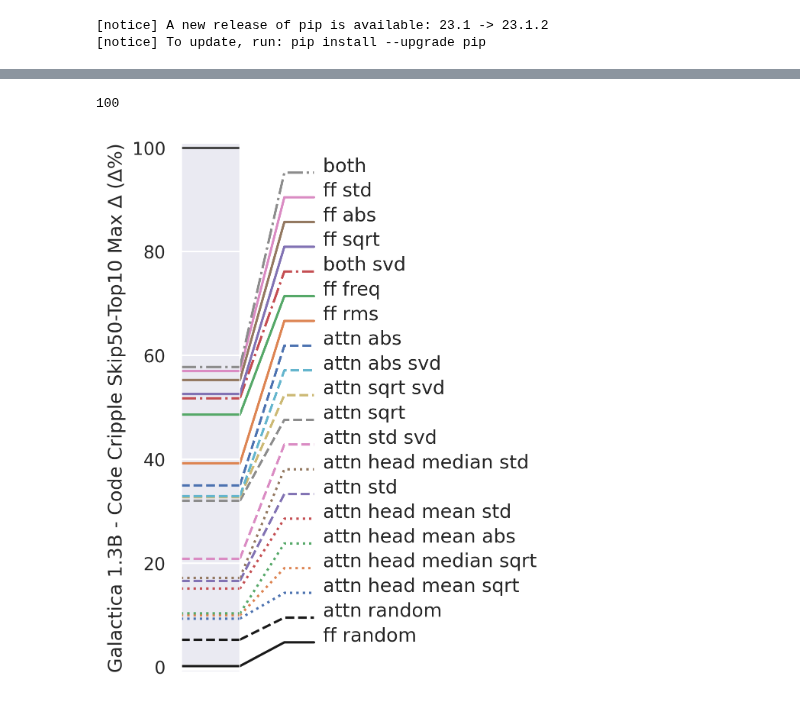
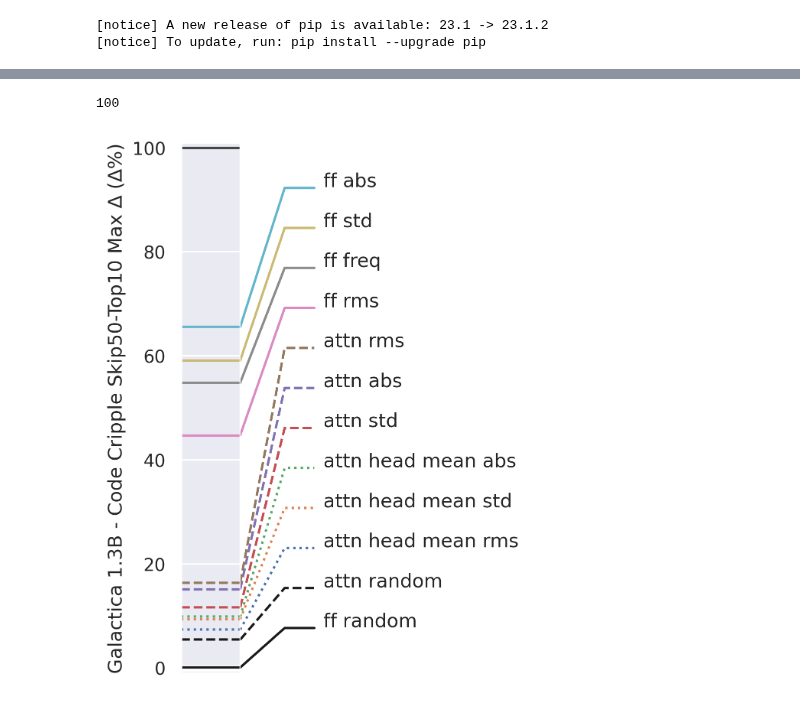
Before and after one commit to nickypro/separability, a Jupyter notebook: examples/analyse-methods.ipynb, the cells around one changed output, grey strips where cells are left out. Cells and saved outputs as stored; diff of their text form; code cells hidden in the pictures.

Commit message:
updated analysis notebook with new graphs

```diff
--- a/examples/analyse-methods.ipynb
+++ b/examples/analyse-methods.ipynb
@@ -23,3 +18,6 @@ wandb_cache = {}
+# %%
+_runs_attn = api.runs("seperability/method-compare")
+wandb_cache = {}
 # %%
 metric_map = {"base": "Top1", "topk": "Top10", "skip": "Skip50-Top1", "topk_skip": "Skip50-Top10", "loss": "Loss", "perplexity": "Perplexity"}
 color_map  = {"pile": "tab:orange", "code": "tab:blue", "python": "tab:green"}
@@ -189,7 +187,7 @@ def plot_horizontal(_data, scale=1.0):
 
 def plot_technique_comparison(runs_filtered, scale=1.0, **kwargs):
     df = pd.DataFrame()
-    already_seen = set()
+    seen = defaultdict(list)
     for run in runs_filtered:
         r = WandbRunData(run)
         x = 1-normed(r.h, r.cripple, "topk_skip")
@@ -202,19 +200,24 @@ def plot_technique_comparison(runs_filtered, scale=1.0, **kwargs):
         name = name.split("gal 1.3b")[-1]
         name = name.split("pythia 1.4b")[-1]
         name = name.split("pc opt 1.3b")[-1]
+        name = name.split("opt 1.3b")[-1]
+        name = "h".join(name.split("head"))
+        name = "".join(name.split(" orig"))
+        name = "".join(name.split(" v"))
 
         if "attn h" in name:
-            h_type = "attn head " + r.run.config["attn_prune_heads"]
+            h_type = "attn head " + r.run.config["attn_prune_heads_mode"]
             name = h_type.join( name.split("attn h") )
         if "rev" in name:
             score *= -1
 
-        if name in already_seen:
-            continue
-        already_seen.add(name)
-        new_data = { "name": name, "score": score }
+        #if name in already_seen:
+        #    continue
+        seen[name].append(score)
+    #    plt.plot([0, 1], [1, area], label = r.run.name)
+    for k, v in seen.items():
+        new_data = { "name": k, "score": list(sorted(v))[-1] }
         df = df_append(df, new_data)
-    #    plt.plot([0, 1], [1, area], label = r.run.name)
     df = df.sort_values(by="score", ascending=False)
     l = len(df)
 
@@ -257,34 +260,36 @@ for run in _runs_attn:
         continue
     if "svd" in run.name:
         continue
     if "both" in run.name:
+        continue
+    if "few" in run.name:
         continue
     if not run.config["model_size"] == "facebook/galactica-1.3b":
         continue
     if "L" in run.name:
         continue
     if run.name in [
             "gal 1.3b del bias attn abs",
             "gal 1.3b attn",
             "gal 1.3b both old",
             "gal 1.3b both svd-b",
             "gal 1.3b ff",
         ]:
         continue
     #print(run.name, run.config.items())
     runs_filtered.append(run.url)
 
 scale = 100
 fig, (ax1, ax2) = plot_technique_comparison(runs_filtered, scale)
 ax1.set_ylim(-0.01*scale, 1.01*scale)
 ax2.set_ylim(-0.01*scale, 1.01*scale)
 #ax2.text( 1, -0.55, "Code Cripple", ha="right", va="top")
 ax2.set_ylabel("Galactica 1.3B - Code Cripple Skip50-Top10 Max ∆ (∆%)")
 
 plt.show()
 # %% [output]
 100
-[figure, old version]
+[figure, new version]
 # %%
 runs_filtered, run_limit = [], None
 for run in _runs_attn:
```
Also changed, not shown: parts of 4 cells of this notebook.
